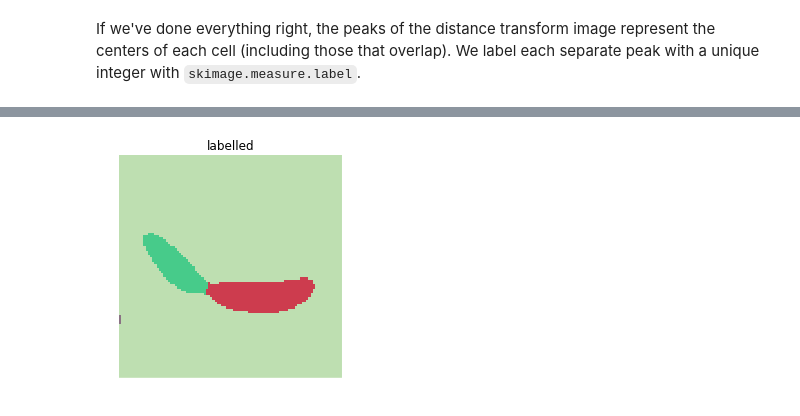
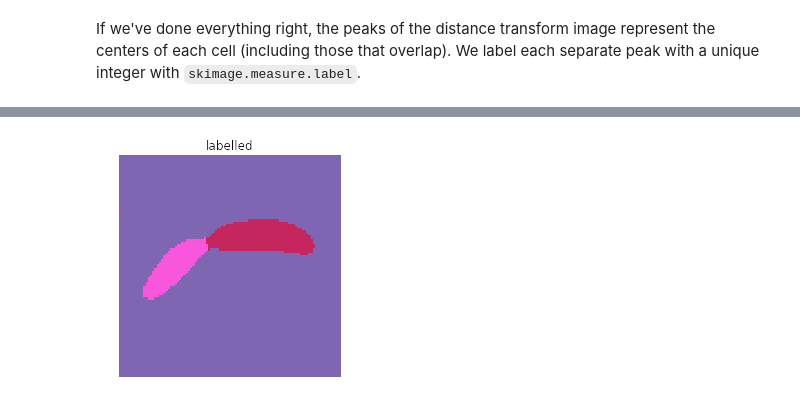
Before and after one commit to brikeats/Image-Analysis-in-Python, a Jupyter notebook: Intro to Image Analysis in Python.ipynb, the cells around one changed output, grey strips where cells are left out. Saved outputs shown, nothing was run; the diff lists cells and outputs as text; code cells hidden in the pictures.

Commit message:
Used my_imshow instead of plt.imshow for worked example

```diff
--- a/Intro to Image Analysis in Python.ipynb
+++ b/Intro to Image Analysis in Python.ipynb
@@ -112,9 +112,11 @@ plt.imshow(im);
 # %% [markdown]
 The last dimension (of length 3) represents the channels in (red, green, blue) format. Grayscale images may only have 2 dimensions -- there is no channel dimension. Some image formats have an extra alpha channel, which specifies the transparency of each pixel.
 # %%
-def my_imshow(im, title=None):
+def my_imshow(im, title=None, **kwargs):
+    if 'cmap' not in kwargs:
+        kwargs['cmap'] = 'gray'
     plt.figure()
-    plt.imshow(im, cmap='gray', interpolation='none')
+    plt.imshow(im, interpolation='none', **kwargs)
     if title:
         plt.title(title)
     plt.axis('off')
@@ -501,22 +476,12 @@ imshow_overlay(distance_im[850:950, 300:400], peaks_im[850:950, 300:400], alpha=
 # %%
+import matplotlib
+random_colors = matplotlib.colors.ListedColormap (np.random.rand ( 256,3))
+
+
 markers_im = measure.label(peaks_im)
 labelled_cell_im = morphology.watershed(-distance_im, markers_im, mask=blurred_mask_clean)
 
-plt.imshow(labelled_cell_im, origin='lower', cmap='jet')
-plt.title('labelled cells')
-plt.axis('off')
-
-plt.figure()
-plt.imshow(blurred_mask_clean[850:950, 300:400], origin='lower', cmap='gray', interpolation='none')
-plt.title('mask of overlapping cells')
-plt.axis('off');
-
-
-import matplotlib
-random_colors = matplotlib.colors.ListedColormap (np.random.rand ( 256,3))
-
-plt.figure()
-plt.imshow(labelled_cell_im[850:950, 300:400], origin='lower', cmap=random_colors, interpolation='none')
-plt.title('labelled')
-plt.axis('off');
+my_imshow(labelled_cell_im, 'labelled cells', cmap='jet')
+my_imshow(blurred_mask_clean[850:950, 300:400], 'mask of overlapping cells')
+my_imshow(labelled_cell_im[850:950, 300:400], 'labelled', cmap=random_colors)
 # %% [output]
@@ -525 +490 @@ plt.axis('off');
-[figure, old version]
+[figure, new version]
```
Also changed, not shown: parts of 21 cells of this notebook.
